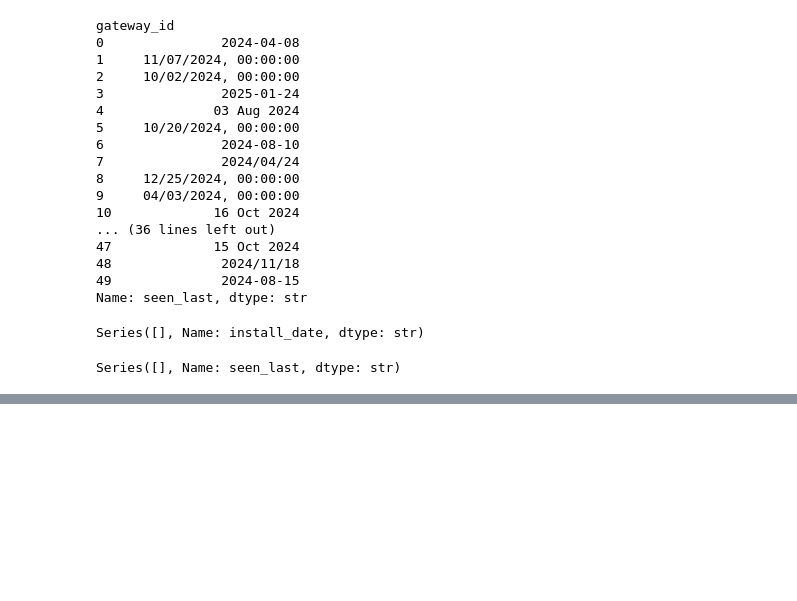
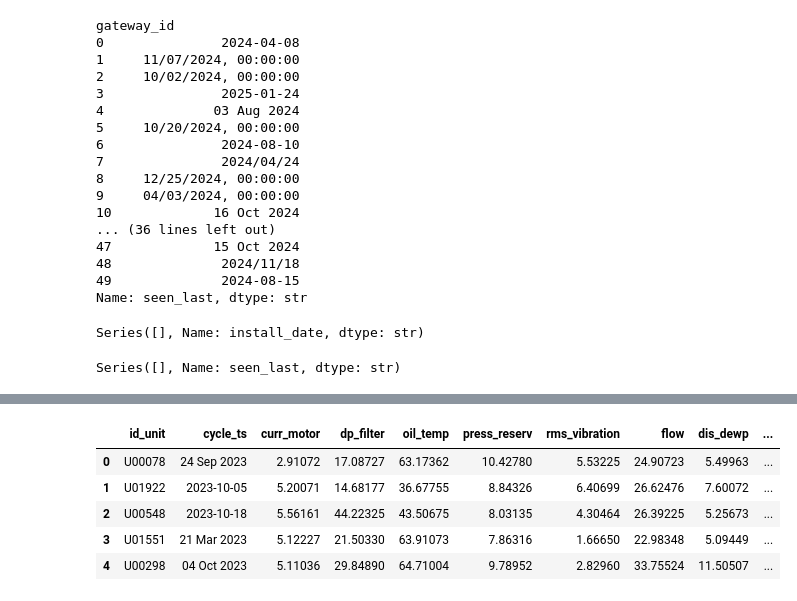
Before and after one commit to Walorean/Iau_project, a Jupyter notebook: test.ipynb, the cells around one changed output, grey strips where cells are left out. Cells and saved outputs as stored; diff of their text form; code cells hidden in the pictures; blank space fills up the shorter version.

```diff
--- a/test.ipynb
+++ b/test.ipynb
@@ -812,3 +812,7 @@ data_1.head()
 | 4 | 2024-08-03 | 2024-03-14 | -8.80419 | 26 | a7:13:08:aa:79:70 | v2.7.0 | -59.8 | 38.86962 | ... |
 # %%
 data_1.to_csv("./data/Ciste_data/data_1_clean.csv")
+# %%
+data_2 = pd.read_csv(filename_2,
+                    sep='\t')
+data_2.head()
@@ -814,0 +826,10 @@ data_1.to_csv("./data/Ciste_data/data_1_clean.csv")
+# %%
+data_2=data_2.rename({'currentMotor' : 'curr_motor', 'oilTemperature' : 'oil_temp','pressure_reservoir' : 'press_reserv','rmsVibration' : 'rms_vibration', 'Flowmeter' : 'flow', 'dischargeDewpoint' : 'dis_dewp', 'Failure' : 'fail'}, axis='columns')
+data_2.head()
+# %% [output]
+|  | id_unit | cycle_ts | curr_motor | dp_filter | oil_temp | press_reserv | rms_vibration | flow | dis_dewp | ... |
+| 0 | U00078 | 24 Sep 2023 | 2.91072 | 17.08727 | 63.17362 | 10.42780 | 5.53225 | 24.90723 | 5.49963 | ... |
+| 1 | U01922 | 2023-10-05 | 5.20071 | 14.68177 | 36.67755 | 8.84326 | 6.40699 | 26.62476 | 7.60072 | ... |
+| 2 | U00548 | 2023-10-18 | 5.56161 | 44.22325 | 43.50675 | 8.03135 | 4.30464 | 26.39225 | 5.25673 | ... |
+| 3 | U01551 | 21 Mar 2023 | 5.12227 | 21.50330 | 63.91073 | 7.86316 | 1.66650 | 22.98348 | 5.09449 | ... |
+| 4 | U00298 | 04 Oct 2023 | 5.11036 | 29.84890 | 64.71004 | 9.78952 | 2.82960 | 33.75524 | 11.50507 | ... |
```
Also changed, not shown: parts of 16 cells of this notebook.
